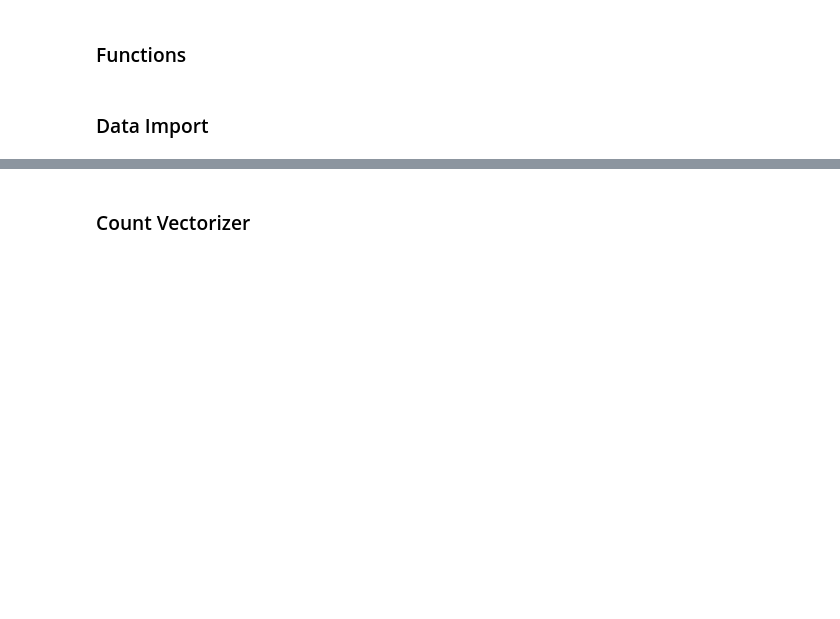
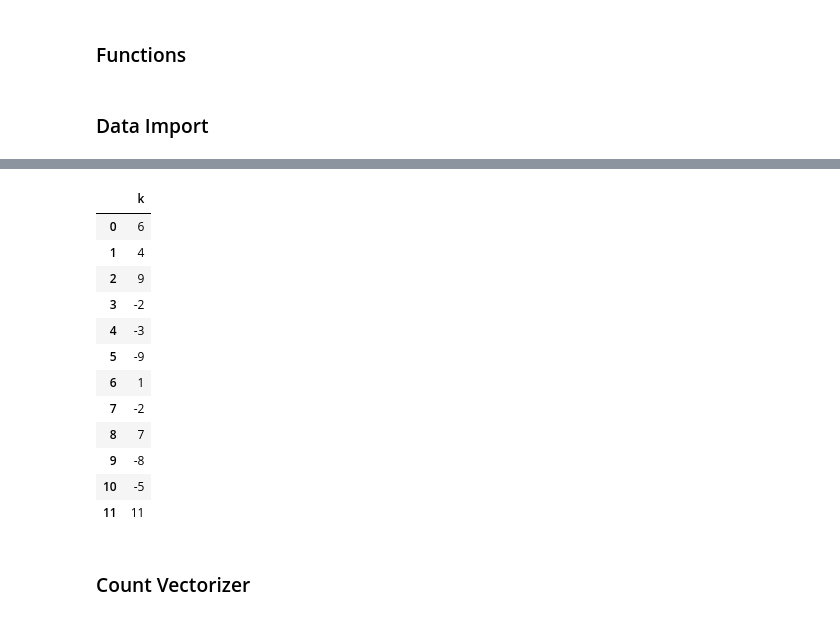
Before and after one commit to KarenDanielyan/DNA_CNT, a Jupyter notebook: Code/Logistic Regression.ipynb, the cells around one changed output, grey strips where cells are left out. Drawn from its saved outputs; the diff is of its cells as text; code cells hidden in the pictures; blank space fills up the shorter version.

```diff
--- a/Code/Logistic Regression v1.3.ipynb
+++ b/Code/Logistic Regression.ipynb
@@ -103,3 +90,19 @@ chirality.drop(['m','n'], axis=1, inplace=True)
+# %%
+chirality.head(12)
+# %% [output]
+|  | k |
+| 0 | 6 |
+| 1 | 4 |
+| 2 | 9 |
+| 3 | -2 |
+| 4 | -3 |
+| 5 | -9 |
+| 6 | 1 |
+| 7 | -2 |
+| 8 | 7 |
+| 9 | -8 |
+| 10 | -5 |
+| 11 | 11 |
 # %% [markdown]
 ### Count Vectorizer
 # %%
```
Also changed, not shown: parts of 5 cells of this notebook, 1 other file.
